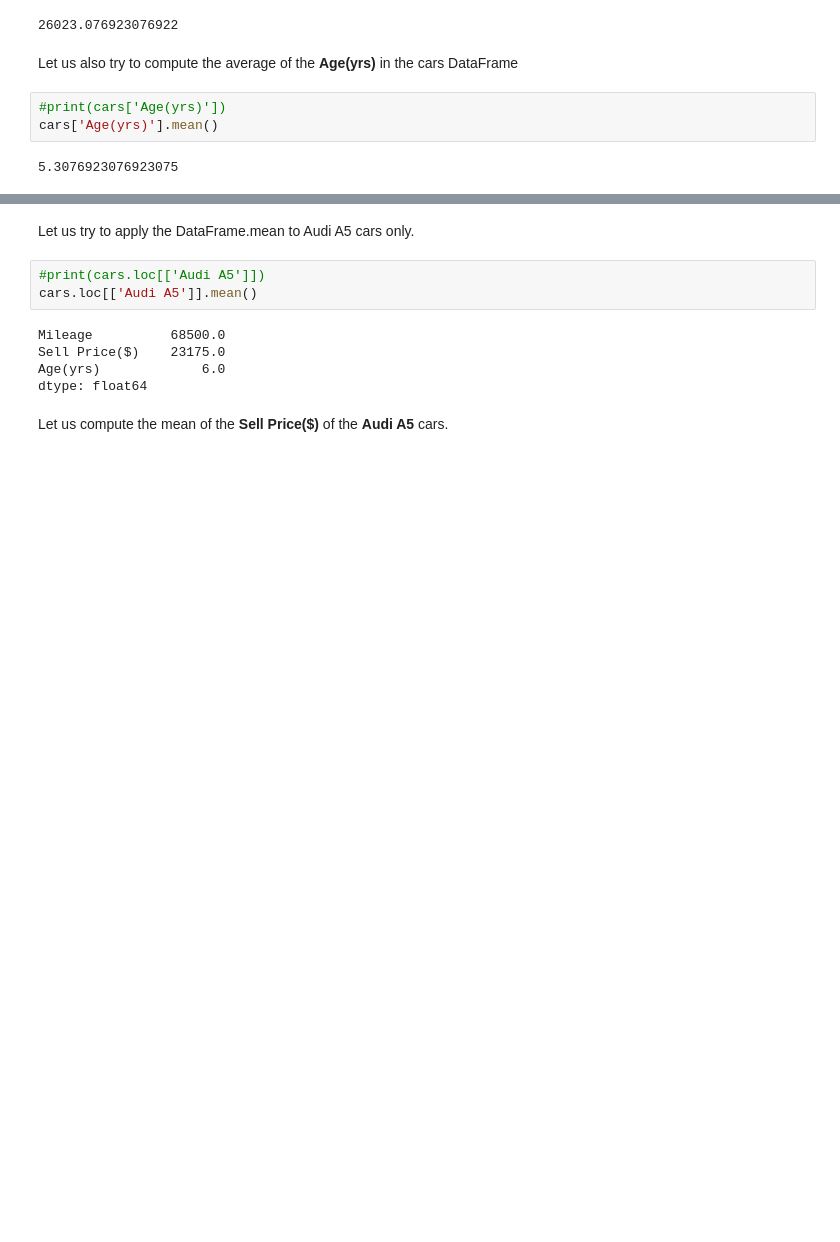
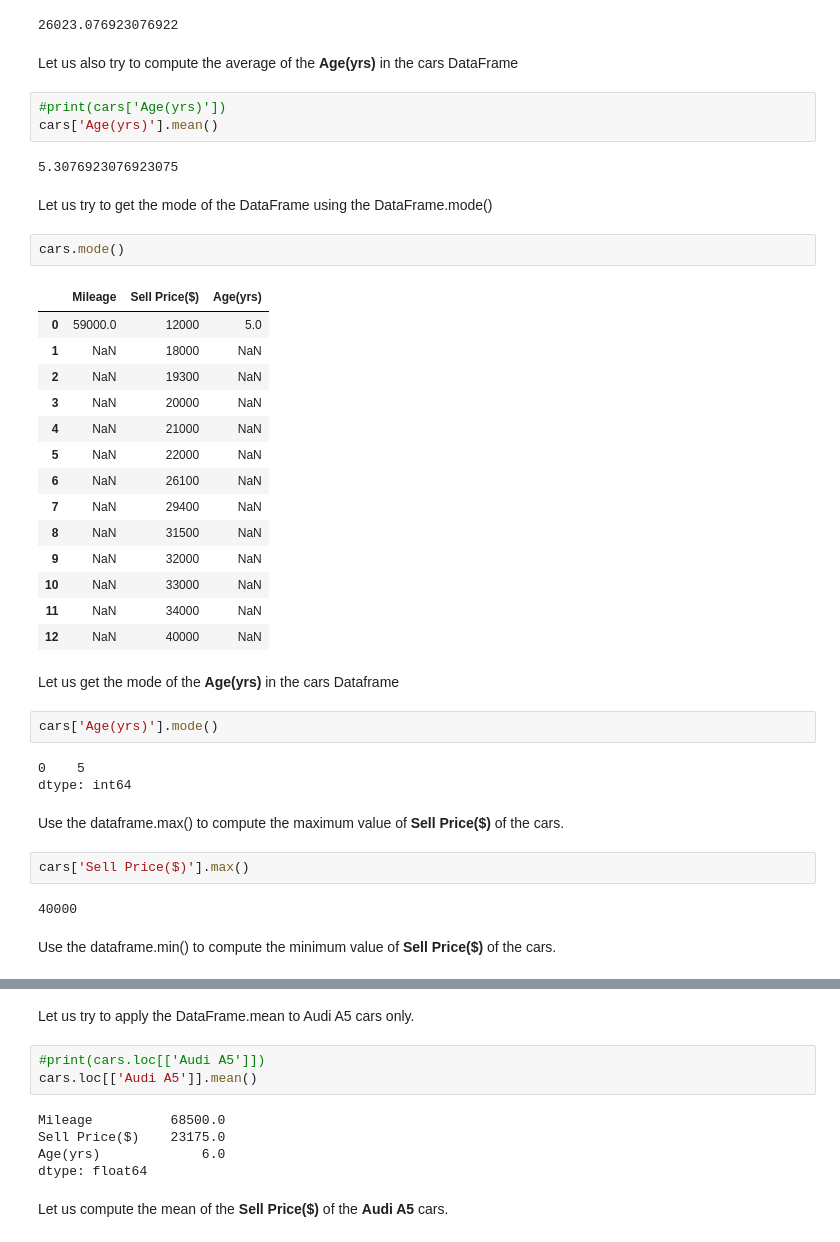
Before and after one commit to mkjubran/IntroToPython-NonIT, a Jupyter notebook: StatisticsforDataScience.ipynb, the cells around one changed output, grey strips where cells are left out. Saved outputs shown, nothing was run; the diff lists cells and outputs as text; blank space fills up the shorter version.

```diff
--- a/StatisticsforDataScience.ipynb
+++ b/StatisticsforDataScience.ipynb
@@ -100,3 +112,37 @@ Let us also try to compute the average of the **Age(yrs)** in the cars DataFrame
 cars['Age(yrs)'].mean()
 # %% [output]
 5.3076923076923075
+# %% [markdown]
+Let us try to get the mode of the DataFrame using the DataFrame.mode()
+# %%
+cars.mode()
+# %% [output]
+|  | Mileage | Sell Price($) | Age(yrs) |
+| 0 | 59000.0 | 12000 | 5.0 |
+| 1 | NaN | 18000 | NaN |
+| 2 | NaN | 19300 | NaN |
+| 3 | NaN | 20000 | NaN |
+| 4 | NaN | 21000 | NaN |
+| 5 | NaN | 22000 | NaN |
+| 6 | NaN | 26100 | NaN |
+| 7 | NaN | 29400 | NaN |
+| 8 | NaN | 31500 | NaN |
+| 9 | NaN | 32000 | NaN |
+| 10 | NaN | 33000 | NaN |
+| 11 | NaN | 34000 | NaN |
+| 12 | NaN | 40000 | NaN |
+# %% [markdown]
+Let us get the mode of the **Age(yrs)** in the cars Dataframe
+# %%
+cars['Age(yrs)'].mode()
+# %% [output]
+0    5
+dtype: int64
+# %% [markdown]
+Use the dataframe.max() to compute the maximum value of **Sell Price($)** of the cars.
+# %%
+cars['Sell Price($)'].max()
+# %% [output]
+40000
+# %% [markdown]
+Use the dataframe.min() to compute the minimum value of **Sell Price($)** of the cars.
```
Also changed, not shown: parts of 30 cells of this notebook.
